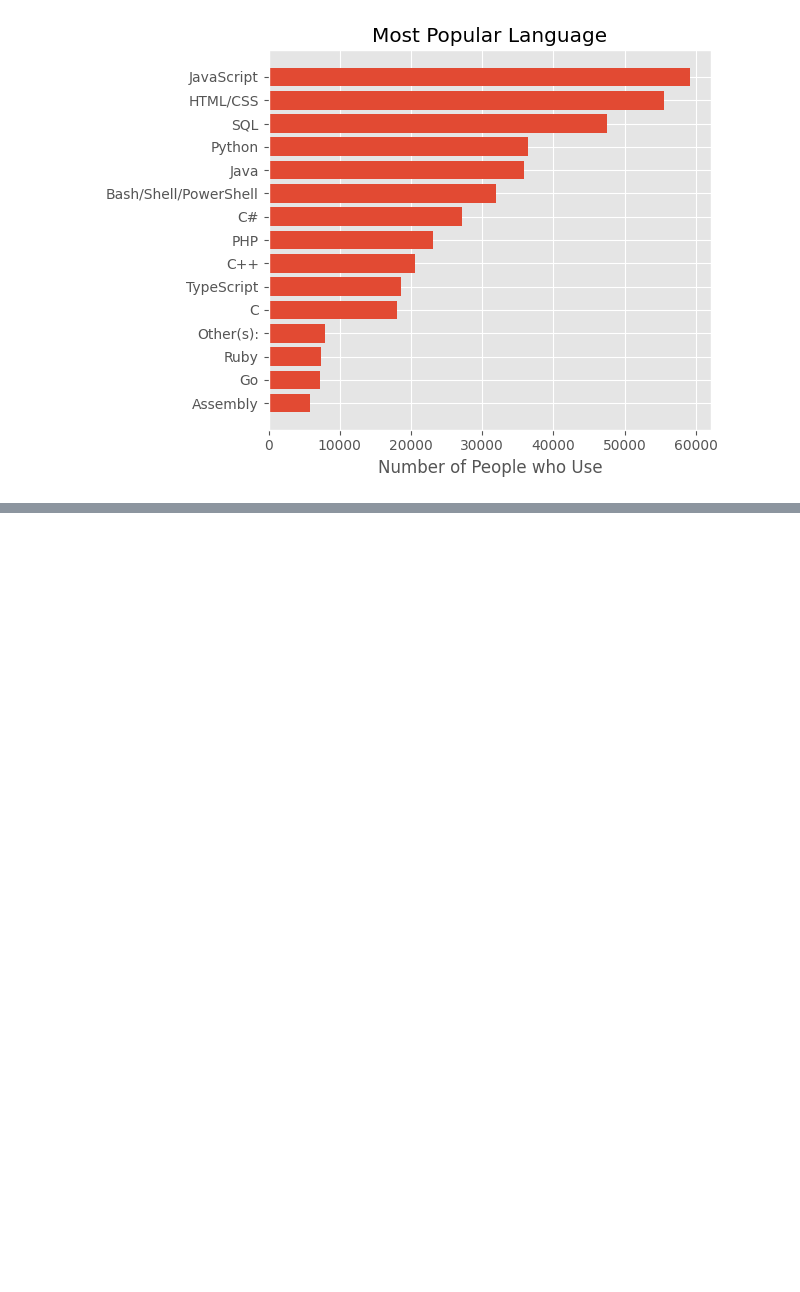
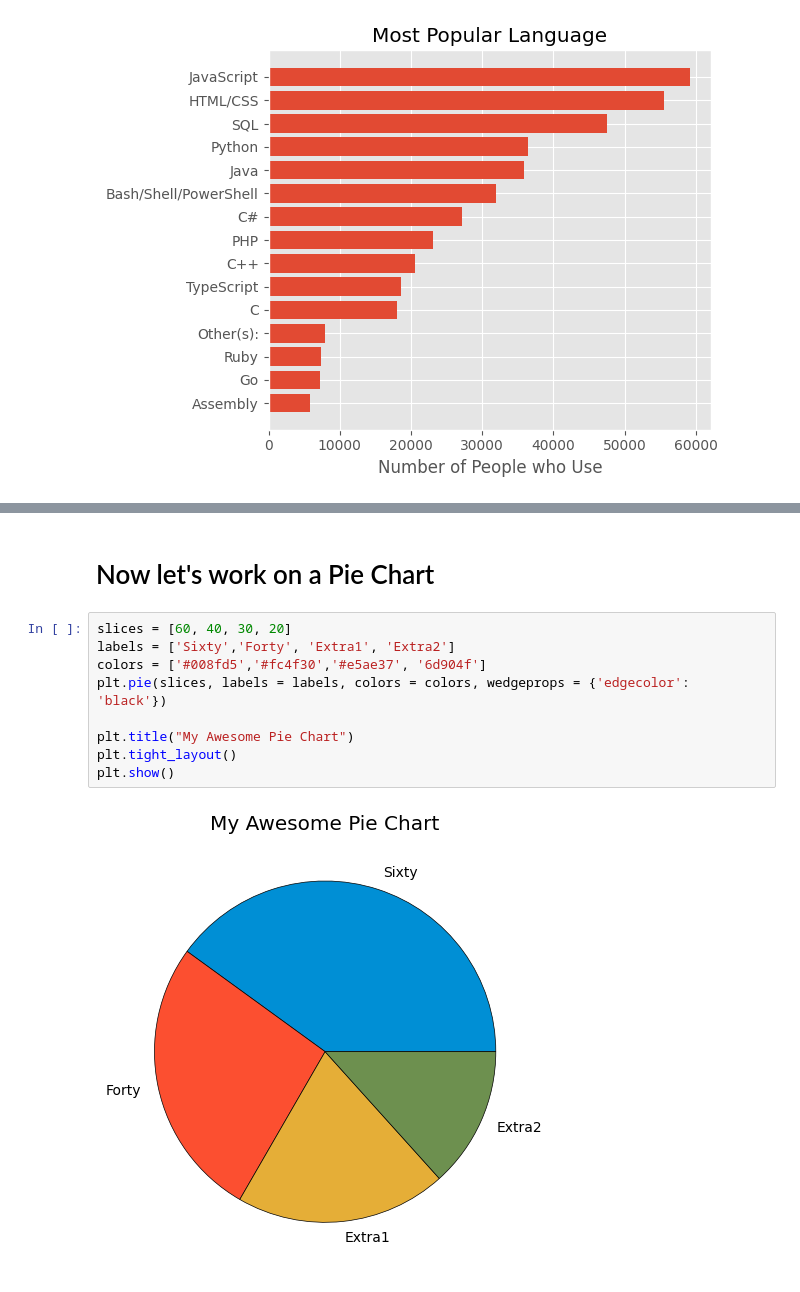
Before and after one commit to my-growth-diary/Corey-Schafer-Matplotlib-YT-Course, a Jupyter notebook: Practice Script - MatPlotLib.ipynb, the cells around one changed output, grey strips where cells are left out. Saved outputs shown, nothing was run; the diff lists cells and outputs as text; blank space fills up the shorter version.

Commit message:
Day 2 - Updated
Pie Chart updated in the Jupyter Notebook

```diff
--- a/Practice Script - MatPlotLib.ipynb
+++ b/Practice Script - MatPlotLib.ipynb
@@ -190,0 +134,13 @@ plt.show()
+# %% [markdown]
+# Now let's work on a Pie Chart
+# %%
+slices = [60, 40, 30, 20]
+labels = ['Sixty','Forty', 'Extra1', 'Extra2']
+colors = ['#008fd5','#fc4f30','#e5ae37', '6d904f']
+plt.pie(slices, labels = labels, colors = colors, wedgeprops = {'edgecolor': 'black'})
+
+plt.title("My Awesome Pie Chart")
+plt.tight_layout()
+plt.show()
+# %% [output]
+[figure, added]
```
Also changed, not shown: parts of 13 cells of this notebook.
